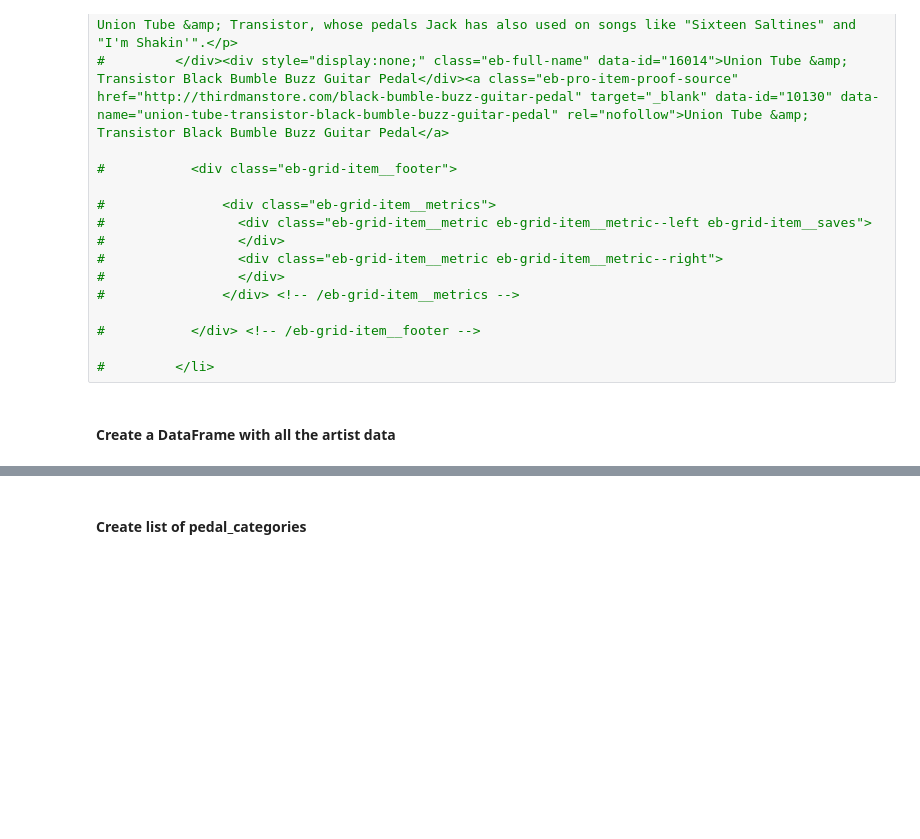
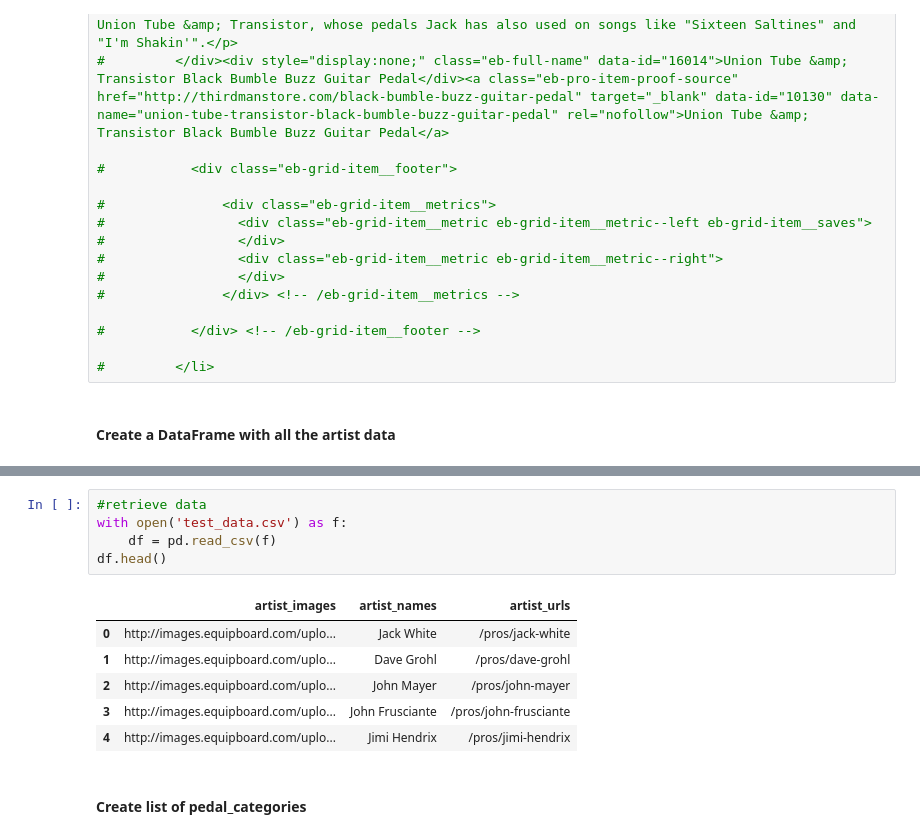
Before and after one commit to stephpena/dont_fret, a Jupyter notebook: Notes/equipboard_data.ipynb, the cells around one changed output, grey strips where cells are left out. Cells and saved outputs as stored; diff of their text form; blank space fills up the shorter version.

```diff
--- a/Notes/equipboard_data.ipynb
+++ b/Notes/equipboard_data.ipynb
@@ -185,3 +210,15 @@ artist_df
+# %%
+#retrieve data
+with open('test_data.csv') as f:
+    df = pd.read_csv(f)
+df.head()
+# %% [output]
+|  | artist_images | artist_names | artist_urls |
+| 0 | http://images.equipboard.com/uplo... | Jack White | /pros/jack-white |
+| 1 | http://images.equipboard.com/uplo... | Dave Grohl | /pros/dave-grohl |
+| 2 | http://images.equipboard.com/uplo... | John Mayer | /pros/john-mayer |
+| 3 | http://images.equipboard.com/uplo... | John Frusciante | /pros/john-frusciante |
+| 4 | http://images.equipboard.com/uplo... | Jimi Hendrix | /pros/jimi-hendrix |
 # %% [markdown]
 #### Create list of pedal_categories
 # %%
```
Also changed, not shown: parts of 13 cells of this notebook, 1 other file.
